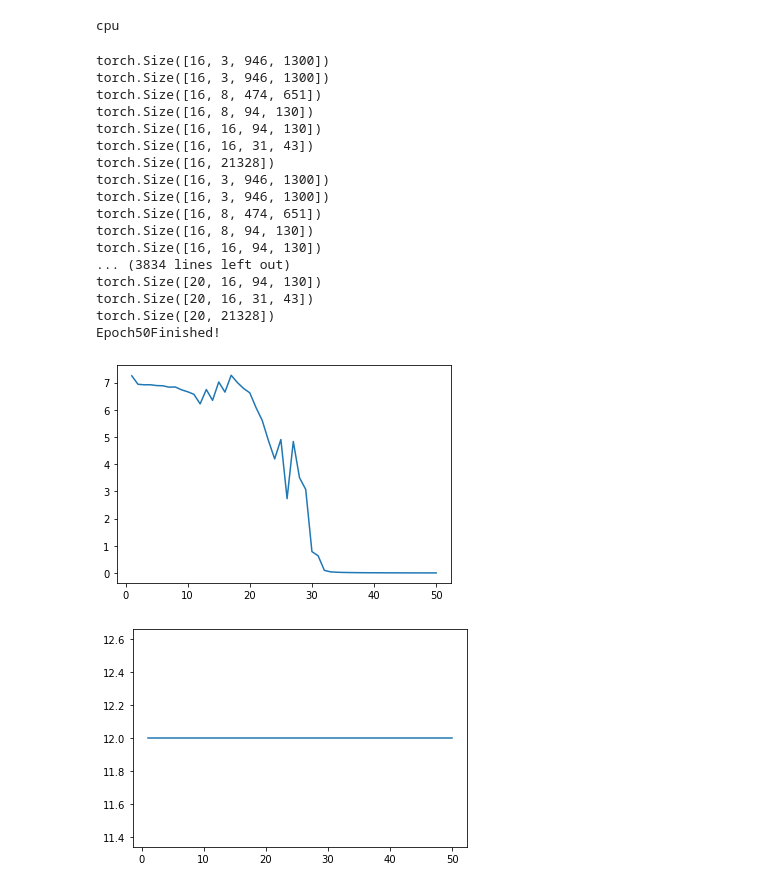
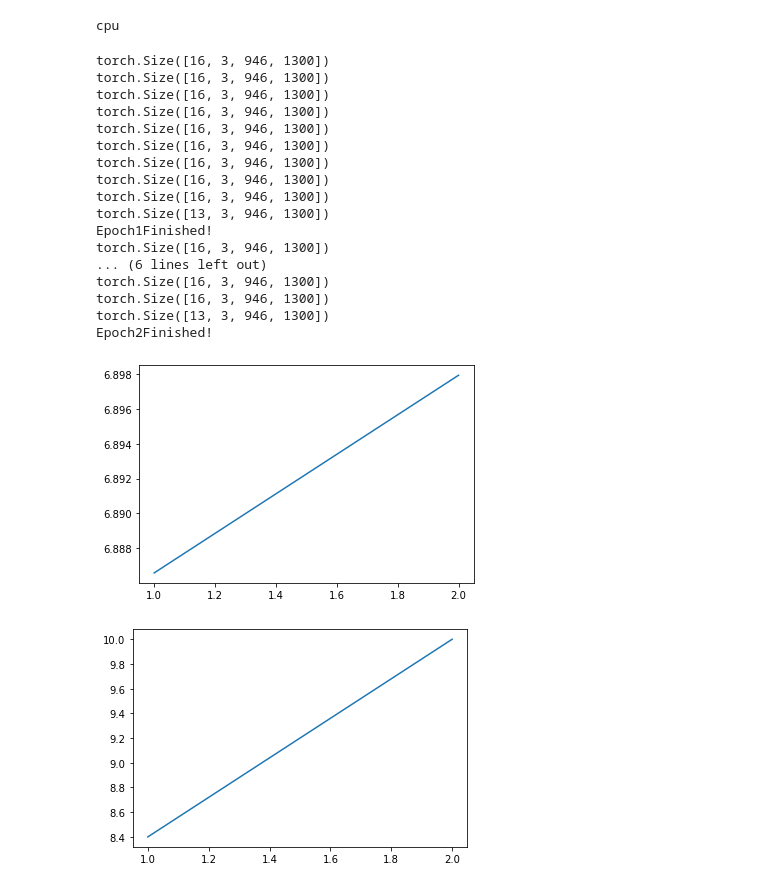
Before and after one commit to tevfikyuce/ibm_comp_vision_project, a Jupyter notebook: test_data_load.ipynb, the cells around one changed output. Saved outputs shown, nothing was run; the diff lists cells and outputs as text; code cells hidden in the pictures.

Commit message:
general structure created and tested with test_general.ipynb file

```diff
--- a/test_data_load.ipynb
+++ b/test_data_load.ipynb
@@ -255,17 +255,20 @@ def train_model(model, n_epochs, train_loader, validation_loader, optimizer, cri
         cost_list.append(COST)
         # Keeps track of correct predictions
         correct=0
+        N_test = 0
         # Perform a prediction on the validation  data
         for x_test, y_test in validation_loader:
-            y_test = y_test.unsqueeze(1)
             y_test = y_test.to(device)
             x_test = x_test.to(device)
             # Makes a prediction
             z = model(x_test)
-            # The class with the max value is the one we are predicting
-            _, yhat = torch.max(z.data, 1)
+
+            #Make prediction and compare with actual result
+            predict = (z > 0.5)
+            predict = torch.squeeze(predict.long())
             # Checks if the prediction matches the actual value
-            correct += (yhat == y_test).sum().item()
+            correct += (predict == y_test).sum().item()
+            N_test += len(predict)
 
         # Calcualtes accuracy and saves it
         accuracy = correct / N_test
@@ -275,46 +278,46 @@ def train_model(model, n_epochs, train_loader, validation_loader, optimizer, cri
 # %%
 import matplotlib.pyplot as plt
 
 #Test part of the model
 model = tevfik_nn(out_channel_1=8, out_channel_2=16).to(device)
-n_epochs = 50
+n_epochs = 2
 
 # We create a criterion which will measure loss
 criterion = nn.BCELoss()
 learning_rate = 0.1
 # Create an optimizer that updates model parameters using the learning rate and gradient
 optimizer = torch.optim.SGD(model.parameters(), lr = learning_rate)
 
 #Creating DataLoaders
 train_dataloader = DataLoader(train_dataset, batch_size=16 ,shuffle=True)
 valid_dataloader = DataLoader(dataset=valid_dataset, batch_size=len(valid_dataset), shuffle=True)
 N_test = len(valid_dataset)
 
 #Training the model
-model, cost_list, accuracy_list = train_model(model=model, n_epochs=n_epochs, train_loader=train_dataloader, validation_loader=valid_dataloader, optimizer=optimizer, criterion=criterion, N_test=N_test)
+model, cost_list, accuracy_list = train_model(model=model, n_epochs=n_epochs, train_loader=train_dataloader, validation_loader=valid_dataloader, optimizer=optimizer, criterion=criterion, N_test=0)
 
 plt.plot(range(1,n_epochs+1), cost_list)
 plt.show()
 
 plt.plot(range(1,n_epochs+1), accuracy_list)
 plt.show()
 # %% [output]
 torch.Size([16, 3, 946, 1300])
 torch.Size([16, 3, 946, 1300])
-torch.Size([16, 8, 474, 651])
-torch.Size([16, 8, 94, 130])
-torch.Size([16, 16, 94, 130])
-torch.Size([16, 16, 31, 43])
-torch.Size([16, 21328])
 torch.Size([16, 3, 946, 1300])
 torch.Size([16, 3, 946, 1300])
-torch.Size([16, 8, 474, 651])
-torch.Size([16, 8, 94, 130])
-torch.Size([16, 16, 94, 130])
-... (3834 lines left out)
-torch.Size([20, 16, 94, 130])
-torch.Size([20, 16, 31, 43])
-torch.Size([20, 21328])
-Epoch50Finished!
+torch.Size([16, 3, 946, 1300])
+torch.Size([16, 3, 946, 1300])
+torch.Size([16, 3, 946, 1300])
+torch.Size([16, 3, 946, 1300])
+torch.Size([16, 3, 946, 1300])
+torch.Size([13, 3, 946, 1300])
+Epoch1Finished!
+torch.Size([16, 3, 946, 1300])
+... (6 lines left out)
+torch.Size([16, 3, 946, 1300])
+torch.Size([16, 3, 946, 1300])
+torch.Size([13, 3, 946, 1300])
+Epoch2Finished!
-[figure, old version]
+[figure, new version]
-[figure, old version]
+[figure, new version]
```
Also changed, not shown: parts of 4 cells of this notebook, 2 other files.
